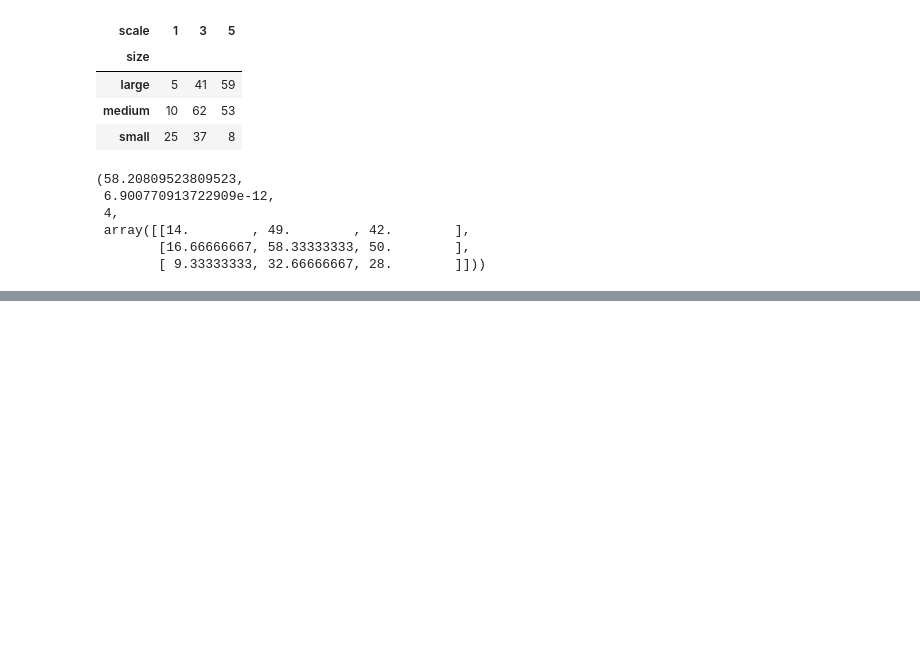
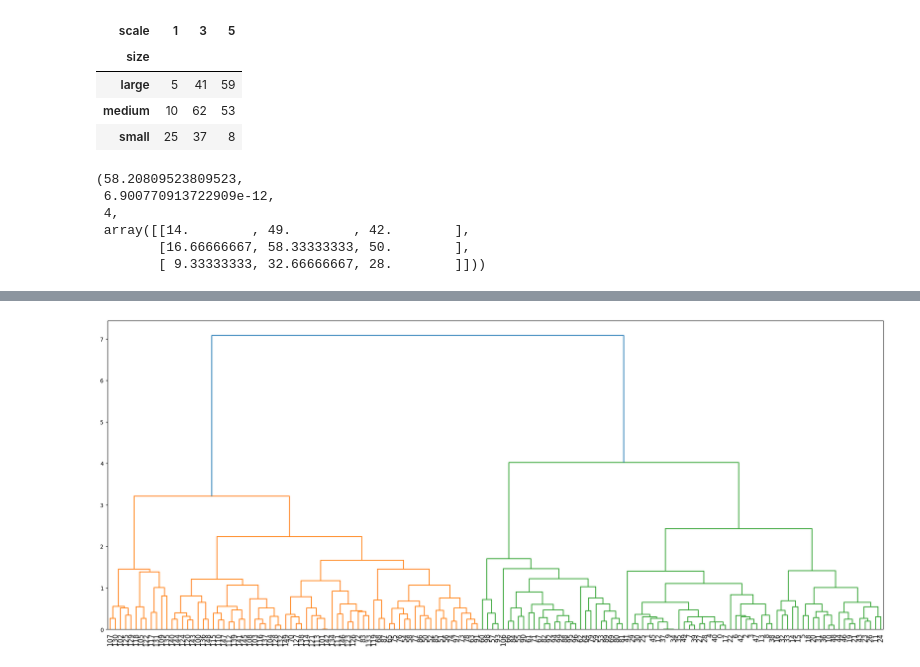
Before and after one commit to woojinhong03/school_2022_python, a Jupyter notebook: 데이터분석응용/데이터분석응용.ipynb, the cells around one changed output, grey strips where cells are left out. Saved outputs shown, nothing was run; the diff lists cells and outputs as text; code cells hidden in the pictures; blank space fills up the shorter version.

```diff
--- a/데이터분석응용/데이터분석응용.ipynb
+++ b/데이터분석응용/데이터분석응용.ipynb
@@ -1449,3 +1442,7 @@ stats.chi2_contingency(table)
  array([[14.        , 49.        , 42.        ],
         [16.66666667, 58.33333333, 50.        ],
         [ 9.33333333, 32.66666667, 28.        ]]))
+# %%
+import pandas as pd
+iris = pd.read_csv('iris.csv')
+iris.head()
@@ -1451,0 +1456,5 @@ stats.chi2_contingency(table)
+# %%
+iris['target'] = iris['target'].map({'Iris-setosa':1,
+                                     'Iris-versicolor':2,
+                                     'Iris-virginica':3})
+iris
@@ -1451,0 +1475,4 @@ stats.chi2_contingency(table)
+# %%
+from scipy.cluster.hierarchy import linkage
+clusters = linkage(y=iris.drop('target',axis=1),method='complete',metric='euclidean')
+clusters
@@ -1451,0 +1497,7 @@ stats.chi2_contingency(table)
+# %%
+from scipy.cluster.hierarchy import dendrogram
+plt.figure(figsize=(25,10))
+dendrogram(clusters,leaf_rotation=90,leaf_font_size=12)
+plt.show()
+# %% [output]
+[figure, added]
```
Also changed, not shown: parts of 17 cells of this notebook, 1 other file.
